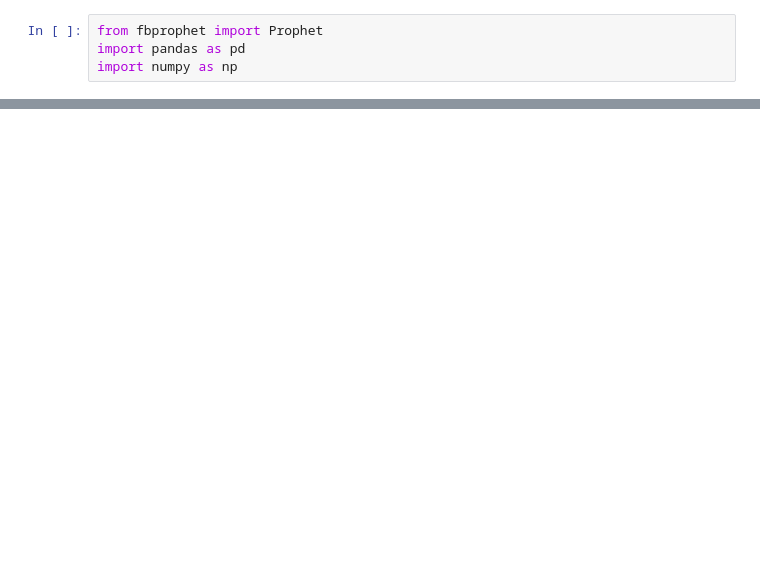
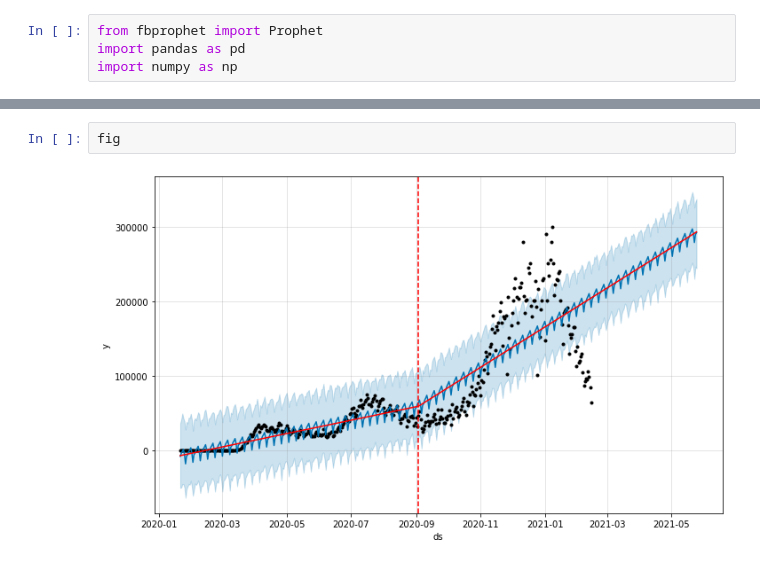
Before and after one commit to mitkrieg/covid-timeseries, a Jupyter notebook: covid_timeseries.ipynb, the cells around one changed output, grey strips where cells are left out. Cells and saved outputs as stored; diff of their text form; blank space fills up the shorter version.

```diff
--- a/covid_timeseries.ipynb
+++ b/covid_timeseries.ipynb
@@ -34,0 +61,4 @@ INFO:fbprophet:Disabling daily seasonality. Run prophet with daily_seasonality=T
+# %%
+fig
+# %% [output]
+[figure, added]
```
Also changed, not shown: parts of 7 cells of this notebook.
